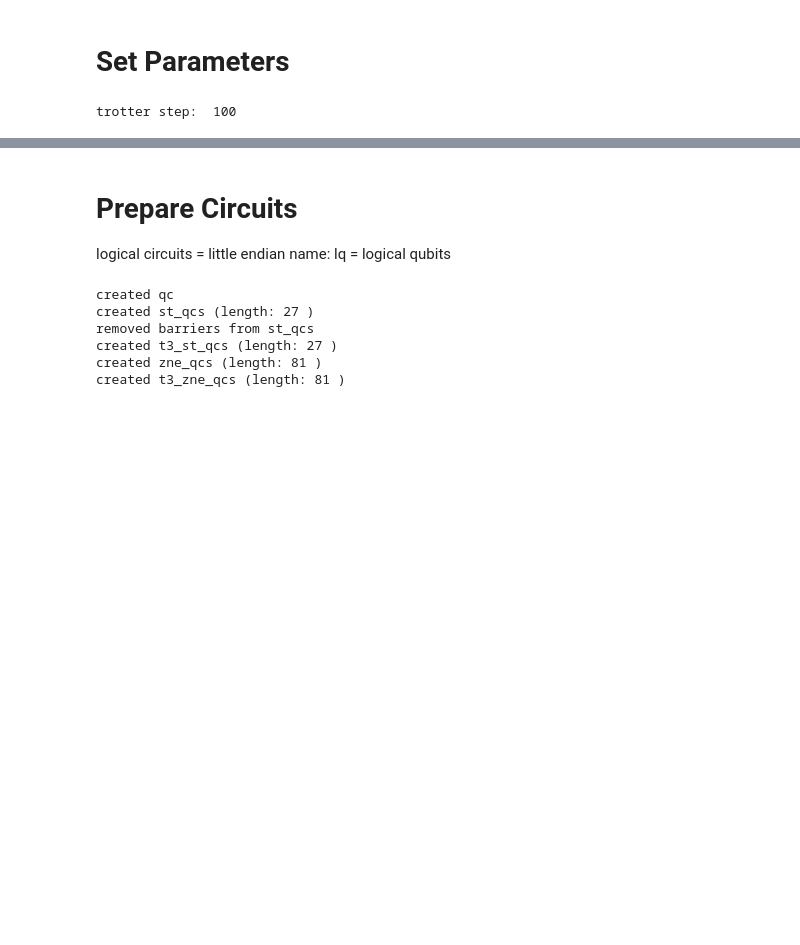
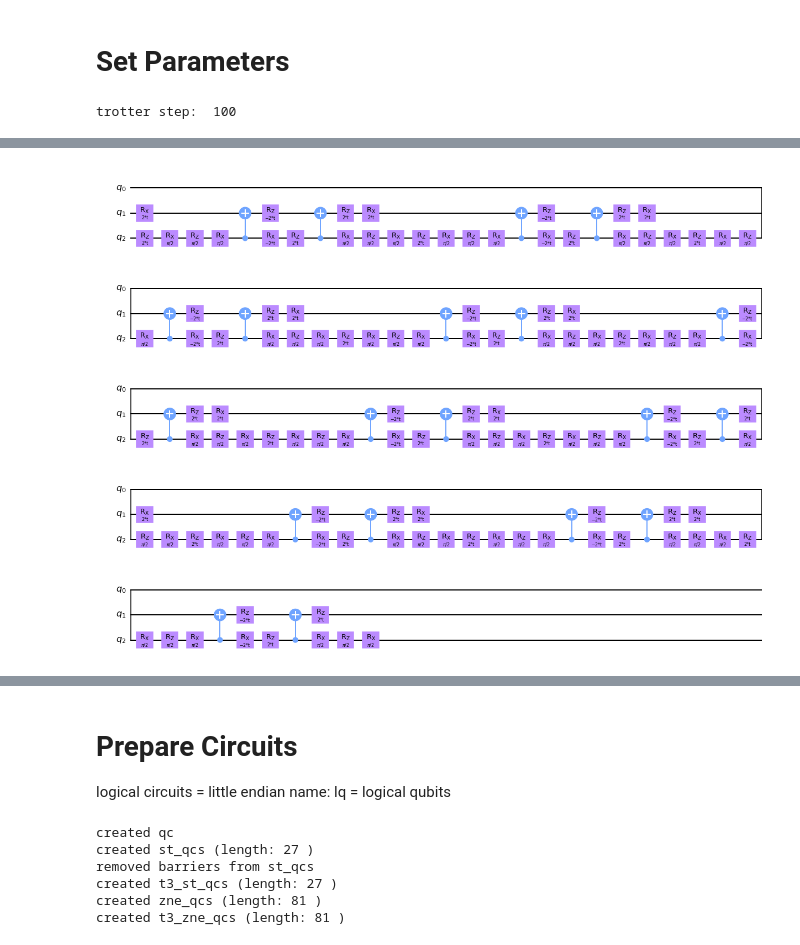
Before and after one commit to BOBO1997/osp_solutions, a Jupyter notebook: experiments/figures/100step_fake.ipynb, the cells around one changed output, grey strips where cells are left out. Cells and saved outputs as stored; diff of their text form; code cells hidden in the pictures; blank space fills up the shorter version.

```diff
--- a/experiments/figures/100step_fake.ipynb
+++ b/experiments/figures/100step_fake.ipynb
@@ -72,0 +85,6 @@ trotter step:  100
+# %%
+tqc = transpile(qc, optimization_level=3, basis_gates=["rx", "rz", "cx"])
+tqc = transpile(tqc, optimization_level=3, basis_gates=["rx", "rz", "cx"])
+tqc.draw("mpl")
+# %% [output]
+[figure, added]
```
Also changed, not shown: parts of 6 cells of this notebook, 1 other file.
